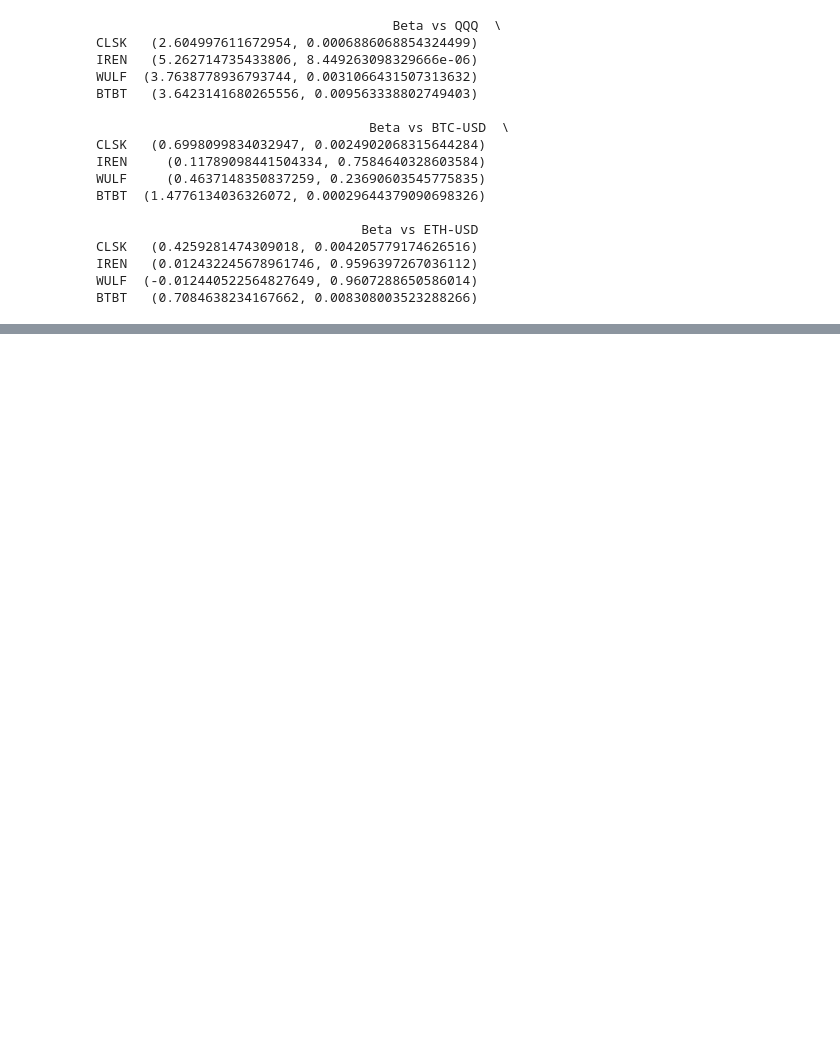
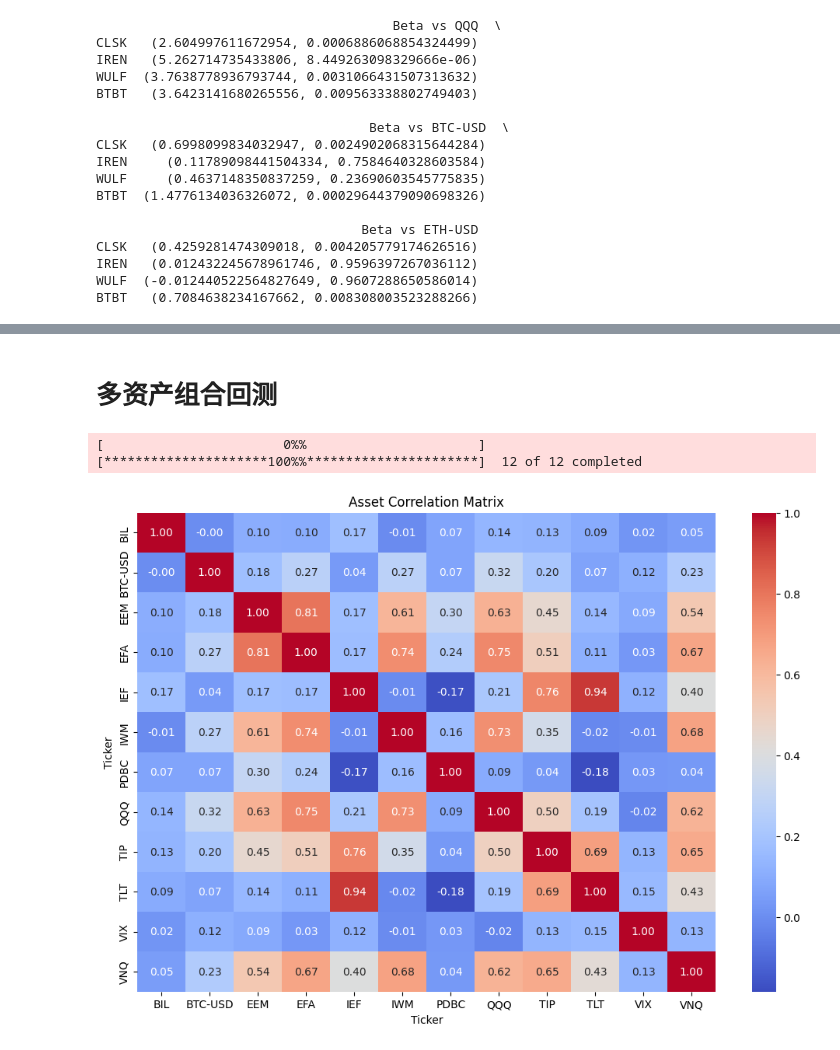
Before and after one commit to bbpp222006/trad_info, a Jupyter notebook: test.ipynb, the cells around one changed output, grey strips where cells are left out. Drawn from its saved outputs; the diff is of its cells as text; code cells hidden in the pictures; blank space fills up the shorter version.

```diff
--- a/test.ipynb
+++ b/test.ipynb
@@ -293,0 +144,47 @@ CLSK 对 BTC 的权重: 0.9866942489593576
+# %% [markdown]
+# 多资产组合回测
+# %%
+import yfinance as yf
+import numpy as np
+import pandas as pd
+from datetime import datetime, timedelta
+import matplotlib.pyplot as plt
+import requests
+import seaborn as sns
+
+def calculate_correlations(data):
+    # 计算资产的日收益率
+    returns = data.pct_change().dropna()
+
+    # 计算相关性矩阵
+    correlation_matrix = returns.corr()
+
+    # 绘制相关性矩阵
+    plt.figure(figsize=(12, 8))
+    sns.heatmap(correlation_matrix, annot=True, cmap='coolwarm', fmt='.2f')
+    plt.title('Asset Correlation Matrix')
+    plt.show()
+
+    return correlation_matrix
+
+# 定义代理服务器
+proxies = {
+    'http': 'http://192.168.123.200:20171',
+    'https': 'http://192.168.123.200:20171'
+}
+
+# 配置 requests 使用代理
+session = requests.Session()
+session.proxies.update(proxies)
+
+offensive_tickers = ['IWM', 'EFA', 'EEM', 'VNQ', 'PDBC', 'IEF', 'TLT', 'BIL','QQQ',"BTC-USD"]
+base_tickers = ['TIP','VIX']
+tickers = base_tickers+offensive_tickers
+start_date = (datetime.now() - timedelta(days=365*12)).strftime('%Y-%m-%d')
+end_date = datetime.now().strftime('%Y-%m-%d')
+data = yf.download(tickers, start=start_date, end=end_date, interval='1mo', session=session)['Adj Close']
+data = data.ffill().bfill()
+calculate_correlations(data)
+# %% [output]
+[                       0%%                      ][*********************100%%**********************]  12 of 12 completed
+[figure, added]
```
Also changed, not shown: parts of 11 cells of this notebook, 2 other files.
